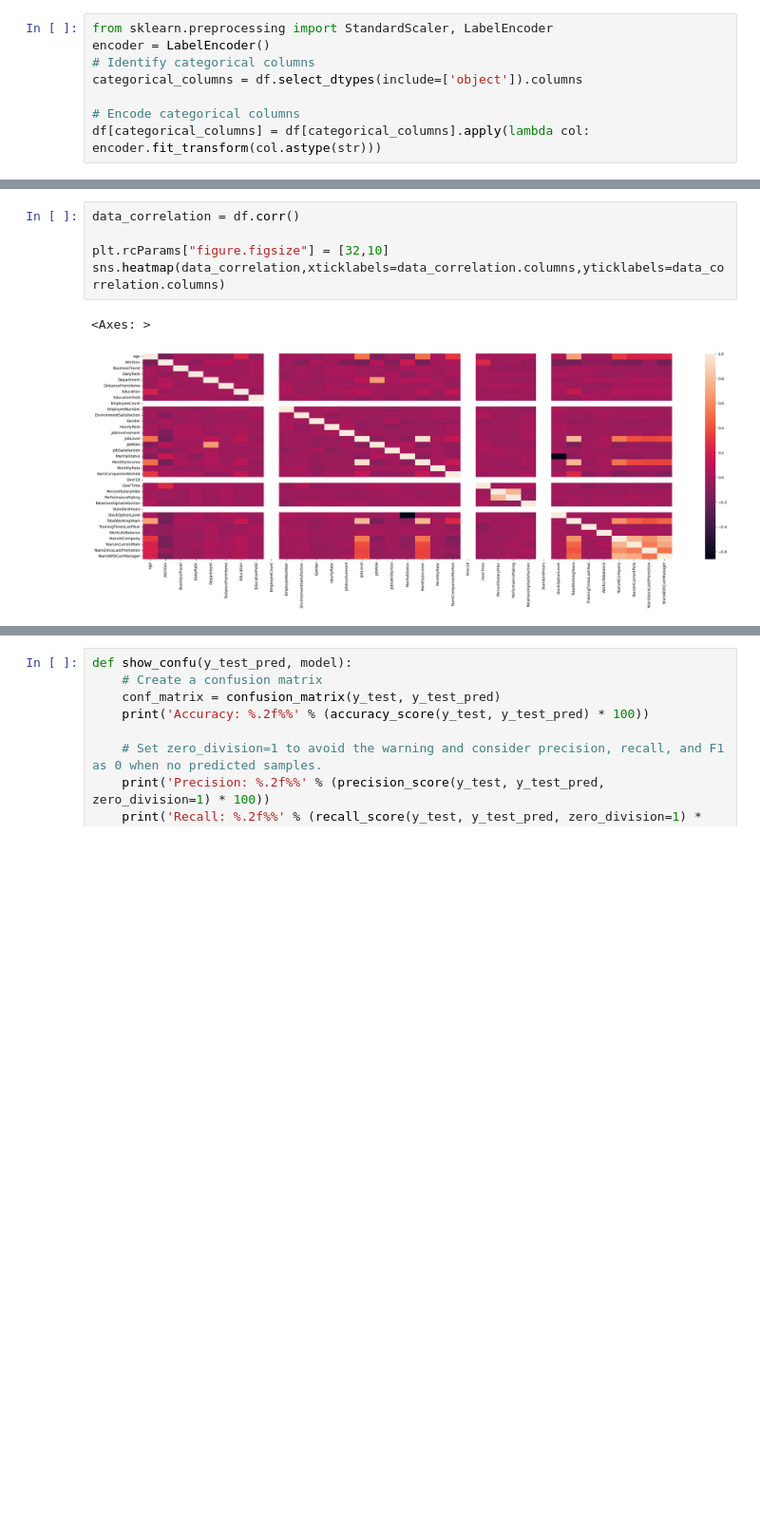
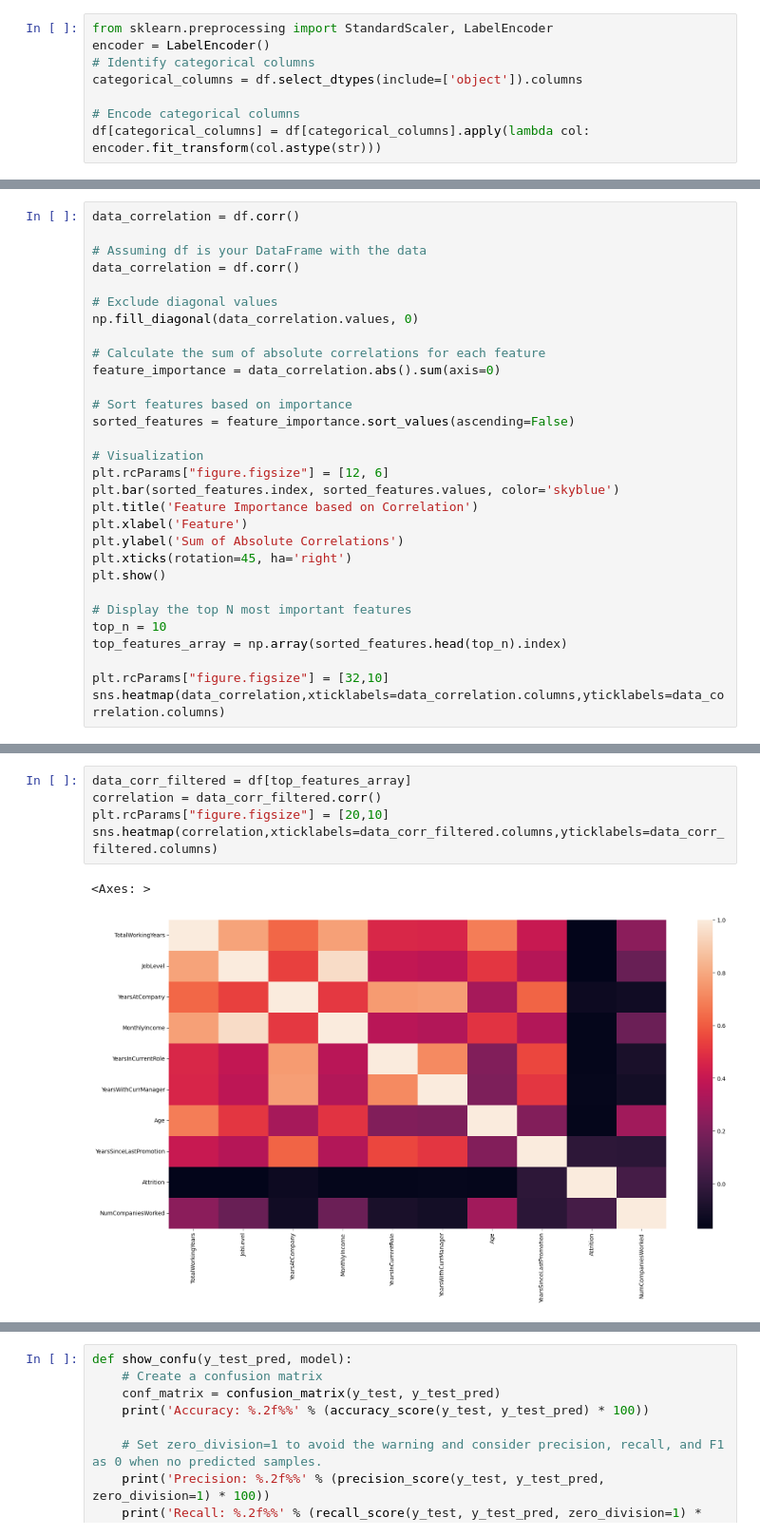
Before and after one commit to mjdarvishi/Employee_attrition_machine_learning, a Jupyter notebook: v2.ipynb, the cells around one changed output, grey strips where cells are left out. Shown at 95% size. Cells and saved outputs as stored; diff of their text form; blank space fills up the shorter version.

```diff
--- a/v2.ipynb
+++ b/v2.ipynb
@@ -149,0 +151,30 @@ df[categorical_columns] = df[categorical_columns].apply(lambda col: encoder.fit_
+# %%
+data_correlation = df.corr()
+
+# Assuming df is your DataFrame with the data
+data_correlation = df.corr()
+
+# Exclude diagonal values
+np.fill_diagonal(data_correlation.values, 0)
+
+# Calculate the sum of absolute correlations for each feature
+feature_importance = data_correlation.abs().sum(axis=0)
+
+# Sort features based on importance
+sorted_features = feature_importance.sort_values(ascending=False)
+
+# Visualization
+plt.rcParams["figure.figsize"] = [12, 6]
+plt.bar(sorted_features.index, sorted_features.values, color='skyblue')
+plt.title('Feature Importance based on Correlation')
+plt.xlabel('Feature')
+plt.ylabel('Sum of Absolute Correlations')
+plt.xticks(rotation=45, ha='right')
+plt.show()
+
+# Display the top N most important features
+top_n = 10
+top_features_array = np.array(sorted_features.head(top_n).index)
+
+plt.rcParams["figure.figsize"] = [32,10]
+sns.heatmap(data_correlation,xticklabels=data_correlation.columns,yticklabels=data_correlation.columns)
@@ -150,8 +185,8 @@ df[categorical_columns] = df[categorical_columns].apply(lambda col: encoder.fit_
 # %%
-data_correlation = df.corr()
-
-plt.rcParams["figure.figsize"] = [32,10]
-sns.heatmap(data_correlation,xticklabels=data_correlation.columns,yticklabels=data_correlation.columns)
+data_corr_filtered = df[top_features_array]
+correlation = data_corr_filtered.corr()
+plt.rcParams["figure.figsize"] = [20,10]
+sns.heatmap(correlation,xticklabels=data_corr_filtered.columns,yticklabels=data_corr_filtered.columns)
 # %% [output]
 <Axes: >
-[figure, old version]
+[figure, new version]
```
Also changed, not shown: parts of 29 cells of this notebook, 1 other file.
